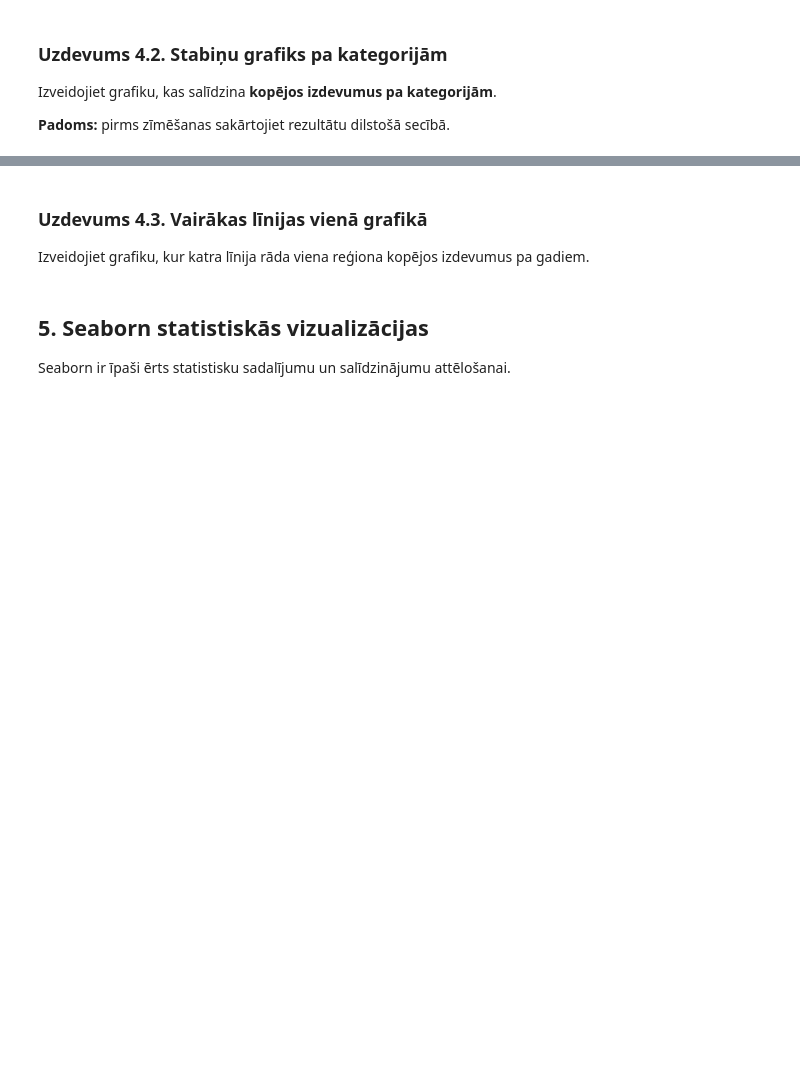
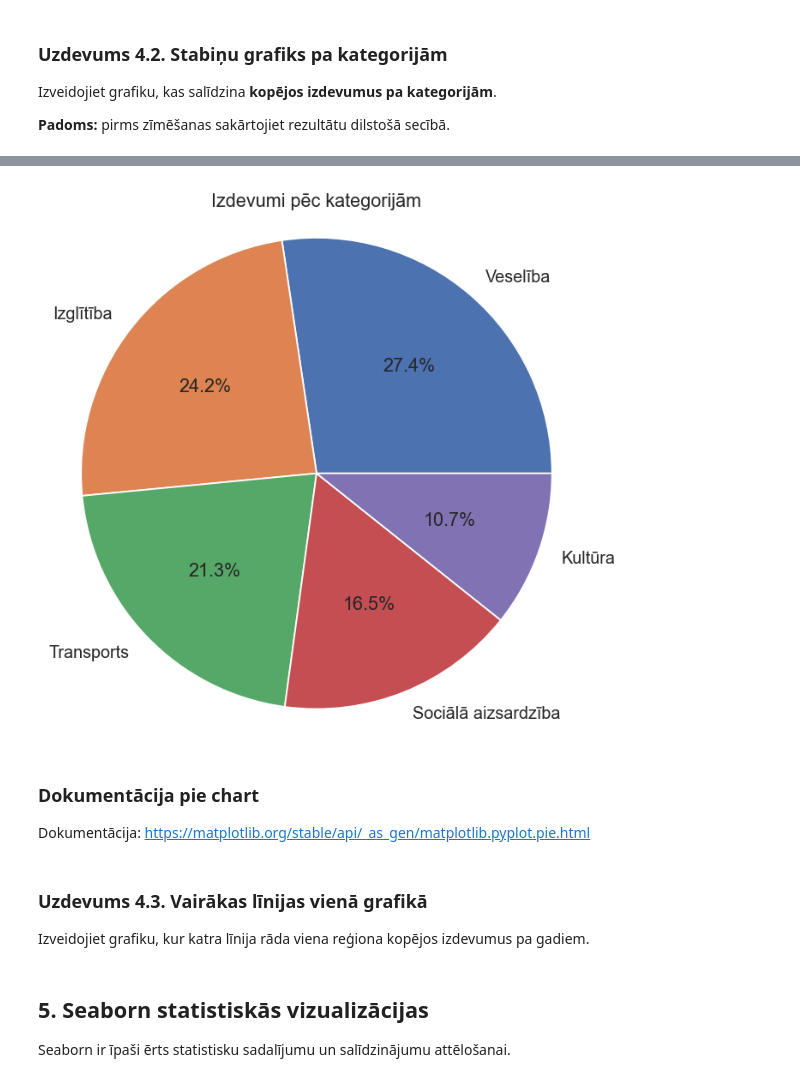
Before and after one commit to ValRCS/RTU_Digitalas_Prasmes_Excel_VBA_Python, a Jupyter notebook: notebooks/python_vizualizacija_student_lv_clear.ipynb, the cells around one changed output, grey strips where cells are left out. Cells and saved outputs as stored; diff of their text form; code cells hidden in the pictures; blank space fills up the shorter version.

```diff
--- a/notebooks/python_vizualizacija_student_lv_clear.ipynb
+++ b/notebooks/python_vizualizacija_student_lv_clear.ipynb
@@ -302,7 +474,23 @@ Izveidojiet grafiku, kas salīdzina **kopējos izdevumus pa kategorijām**.
 # %%
 # Izveidojiet arī pīrāga diagrammu no `izdevumi_pa_kategorijam`
 # Pievienojiet kategoriju etiķetes, procentu attēlojumu un virsrakstu
 # Papildu uzdevums: saglabājiet grafiku PNG failā
+# uzstādam pirāga izmēru ar vienādu x un y izmēru
+plt.figure(figsize=(6, 6))
+# lietosim plt.pie funkciju
+plt.pie(izdevumi_pa_kategorijam["izdevumi_milj_eur"],
+        labels=izdevumi_pa_kategorijam["kategorija"],
+        autopct='%1.1f%%')
+plt.title("Izdevumi pēc kategorijām")
+plt.axis('equal')
+plt.savefig("izdevumi_pa_kategorijam_pie.png", dpi=300, bbox_inches='tight')
+plt.show()
+# %% [output]
+[figure, added]
+# %% [markdown]
+### Dokumentācija pie chart
+
+Dokumentācija: https://matplotlib.org/stable/api/_as_gen/matplotlib.pyplot.pie.html
 # %% [markdown]
 ### Uzdevums 4.3. Vairākas līnijas vienā grafikā
 
```
Also changed, not shown: parts of 15 cells of this notebook, 3 other files.
